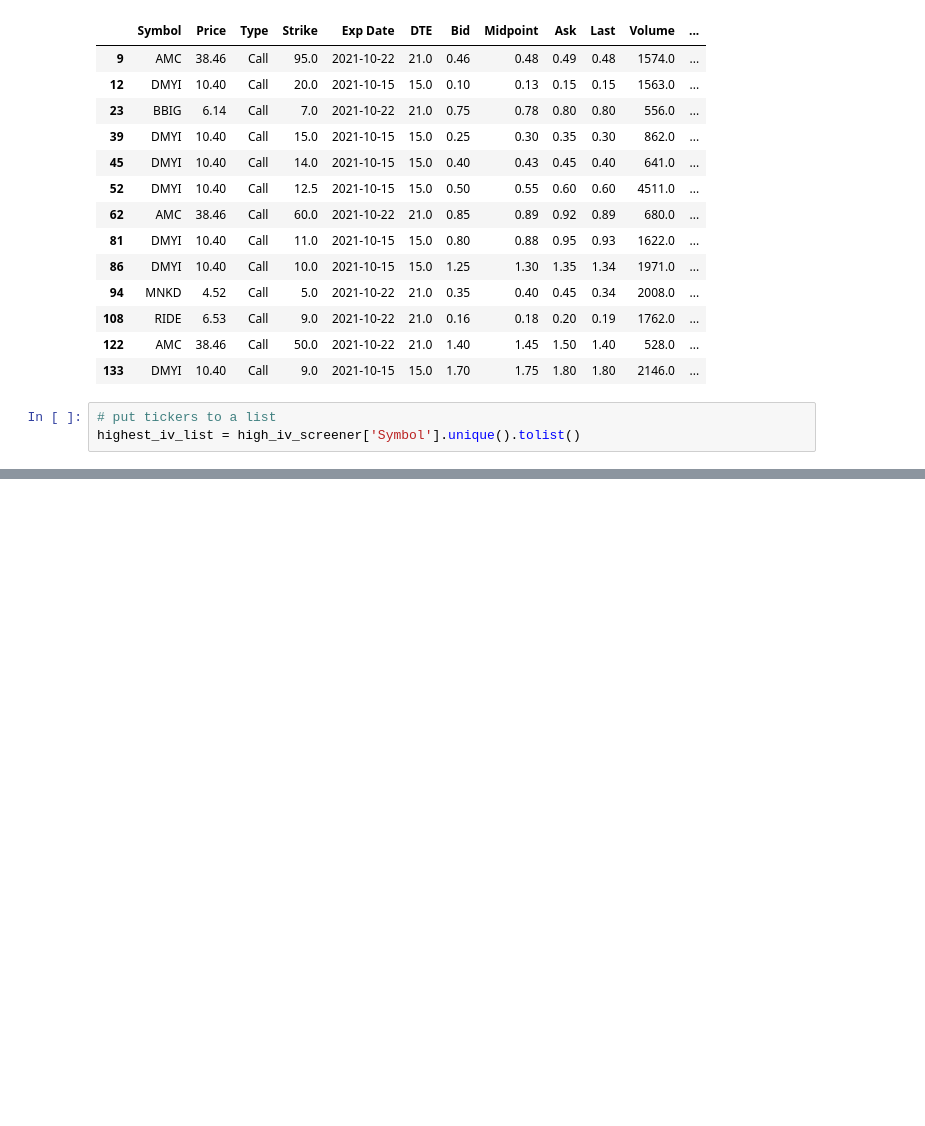
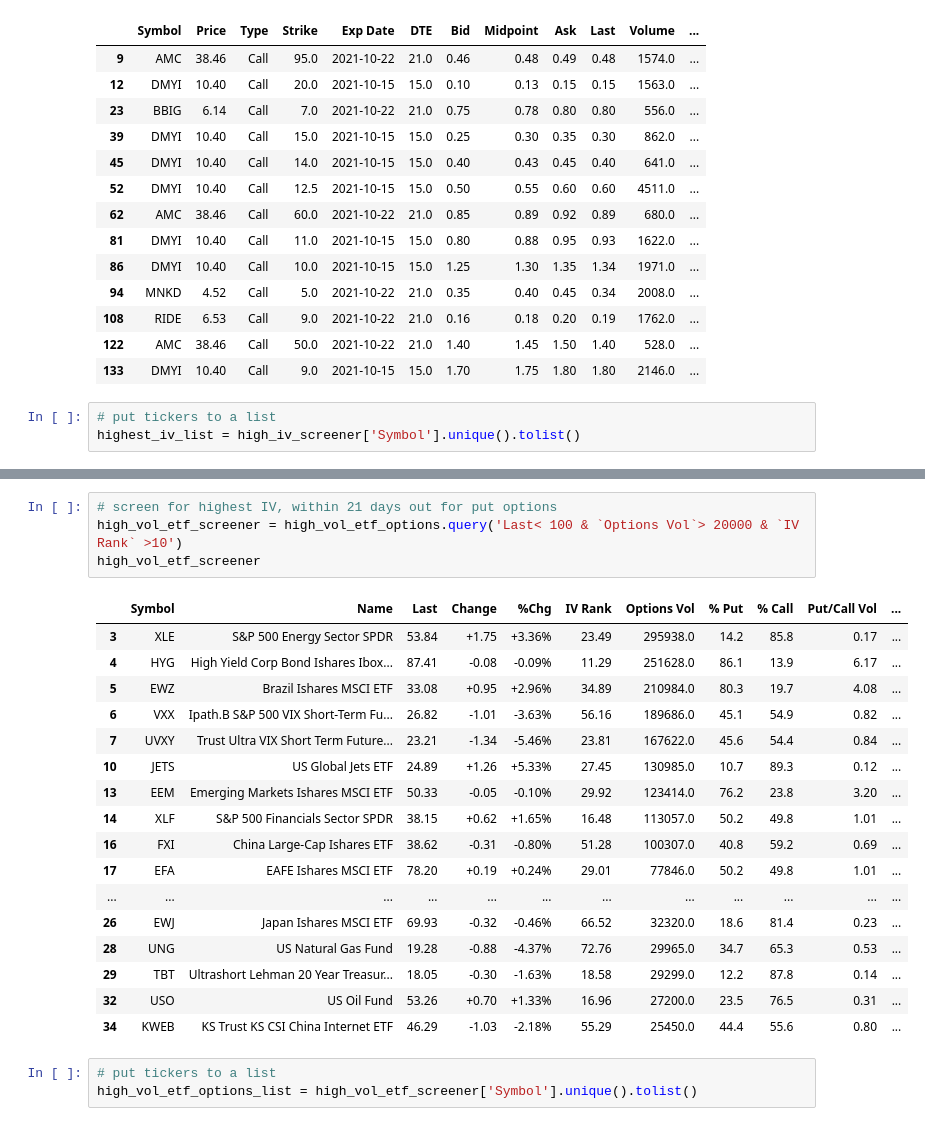
Before and after one commit to jade-lam/Stock-Portfolio, a Jupyter notebook: Options Screener.ipynb, the cells around one changed output, grey strips where cells are left out. Saved outputs shown, nothing was run; the diff lists cells and outputs as text; blank space fills up the shorter version.

```diff
--- a/Options Screener.ipynb
+++ b/Options Screener.ipynb
@@ -216,0 +259,25 @@ highest_iv_list = high_iv_screener['Symbol'].unique().tolist()
+# %%
+# screen for highest IV, within 21 days out for put options
+high_vol_etf_screener = high_vol_etf_options.query('Last< 100 & `Options Vol`> 20000 & `IV Rank` >10')
+high_vol_etf_screener
+# %% [output]
+|  | Symbol | Name | Last | Change | %Chg | IV Rank | Options Vol | % Put | % Call | Put/Call Vol | ... |
+| 3 | XLE | S&P 500 Energy Sector SPDR | 53.84 | +1.75 | +3.36% | 23.49 | 295938.0 | 14.2 | 85.8 | 0.17 | ... |
+| 4 | HYG | High Yield Corp Bond Ishares Ibox... | 87.41 | -0.08 | -0.09% | 11.29 | 251628.0 | 86.1 | 13.9 | 6.17 | ... |
+| 5 | EWZ | Brazil Ishares MSCI ETF | 33.08 | +0.95 | +2.96% | 34.89 | 210984.0 | 80.3 | 19.7 | 4.08 | ... |
+| 6 | VXX | Ipath.B S&P 500 VIX Short-Term Fu... | 26.82 | -1.01 | -3.63% | 56.16 | 189686.0 | 45.1 | 54.9 | 0.82 | ... |
+| 7 | UVXY | Trust Ultra VIX Short Term Future... | 23.21 | -1.34 | -5.46% | 23.81 | 167622.0 | 45.6 | 54.4 | 0.84 | ... |
+| 10 | JETS | US Global Jets ETF | 24.89 | +1.26 | +5.33% | 27.45 | 130985.0 | 10.7 | 89.3 | 0.12 | ... |
+| 13 | EEM | Emerging Markets Ishares MSCI ETF | 50.33 | -0.05 | -0.10% | 29.92 | 123414.0 | 76.2 | 23.8 | 3.20 | ... |
+| 14 | XLF | S&P 500 Financials Sector SPDR | 38.15 | +0.62 | +1.65% | 16.48 | 113057.0 | 50.2 | 49.8 | 1.01 | ... |
+| 16 | FXI | China Large-Cap Ishares ETF | 38.62 | -0.31 | -0.80% | 51.28 | 100307.0 | 40.8 | 59.2 | 0.69 | ... |
+| 17 | EFA | EAFE Ishares MSCI ETF | 78.20 | +0.19 | +0.24% | 29.01 | 77846.0 | 50.2 | 49.8 | 1.01 | ... |
+| ... | ... | ... | ... | ... | ... | ... | ... | ... | ... | ... | ... |
+| 26 | EWJ | Japan Ishares MSCI ETF | 69.93 | -0.32 | -0.46% | 66.52 | 32320.0 | 18.6 | 81.4 | 0.23 | ... |
+| 28 | UNG | US Natural Gas Fund | 19.28 | -0.88 | -4.37% | 72.76 | 29965.0 | 34.7 | 65.3 | 0.53 | ... |
+| 29 | TBT | Ultrashort Lehman 20 Year Treasur... | 18.05 | -0.30 | -1.63% | 18.58 | 29299.0 | 12.2 | 87.8 | 0.14 | ... |
+| 32 | USO | US Oil Fund | 53.26 | +0.70 | +1.33% | 16.96 | 27200.0 | 23.5 | 76.5 | 0.31 | ... |
+| 34 | KWEB | KS Trust KS CSI China Internet ETF | 46.29 | -1.03 | -2.18% | 55.29 | 25450.0 | 44.4 | 55.6 | 0.80 | ... |
+# %%
+# put tickers to a list
+high_vol_etf_options_list = high_vol_etf_screener['Symbol'].unique().tolist()
```
Also changed, not shown: parts of 22 cells of this notebook.
